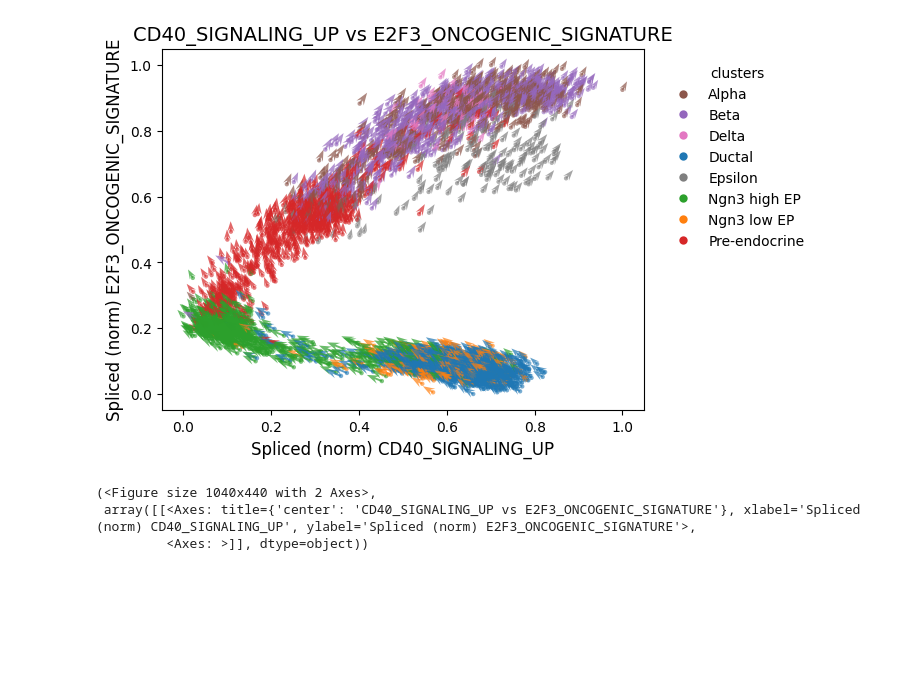
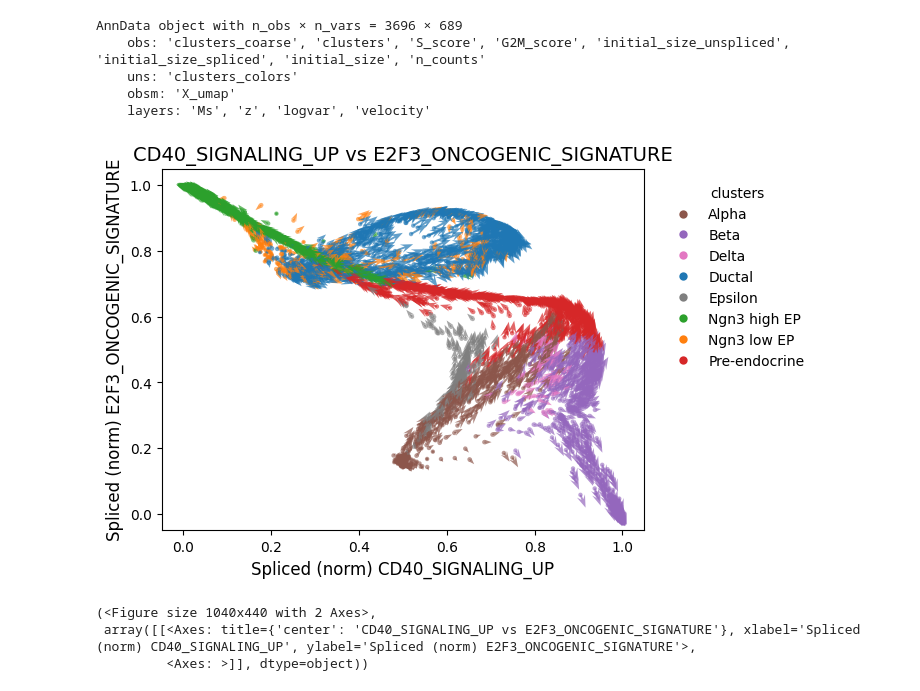
Before and after one commit to leonardogolinelli/lineageVI, a Jupyter notebook: notebooks/5-plotting_notebook.ipynb, the cells around one changed output. Drawn from its saved outputs; the diff is of its cells as text; code cells hidden in the pictures; blank space fills up the shorter version.

```diff
--- a/notebooks/5-plotting_notebook.ipynb
+++ b/notebooks/5-plotting_notebook.ipynb
@@ -13,9 +10,9 @@ from lineagevi import LineageVI
 import numpy as np
 import torch
 # %%
-adata = sc.read_h5ad('/Users/lgolinelli/git/lineageVI/notebooks/data/outputs/pancreas_2025.09.12_13.51.28/adata_with_velocity.h5ad')
+adata = sc.read_h5ad('/Users/lgolinelli/git/lineageVI/notebooks/data/inputs/anndata/processed/pancreas.h5ad')
 # %%
-model_path = '/Users/lgolinelli/git/lineageVI/notebooks/data/outputs/pancreas_2025.08.17_12.43.17/vae_velocity_model.pt'
+model_path = '/Users/lgolinelli/git/lineageVI/notebooks/data/outputs/pancreas/vae_velocity_model.pt'
 
 linvi = lineagevi.utils.load_model(
     adata,
@@ -24,6 +21,3 @@ linvi = lineagevi.utils.load_model(
     n_hidden=128,
     training=False
 )
-# %%
-adata.layers['velocity'] *=-1
-adata.obsm['velocity_gp'] *=-1
@@ -32,0 +37,8 @@ AttributeError: module 'lineagevi' has no attribute 'build_gp_adata'
+# %%
+adata_gp = lineagevi.utils.build_gp_adata(
+    adata,
+    model=linvi,
+    n_samples=100,
+    return_negative_velo=True,
+    base_seed=0
+)
@@ -79,9 +110,17 @@ lineagevi.plots.plot_phase_plane(adata, 'Gnas', u_scale=.1, s_scale=.1, alpha=1,
 (<Figure size 1080x780 with 1 Axes>,
  <Axes: title={'center': 'Expression and Velocity of Gnas by Cell Type'}, xlabel='Normalized Spliced Expression of Gnas', ylabel='Normalized Unspliced Expression of Gnas'>)
+# %%
+adata_gp
+# %% [output]
+AnnData object with n_obs × n_vars = 3696 × 689
+    obs: 'clusters_coarse', 'clusters', 'S_score', 'G2M_score', 'initial_size_unspliced', 'initial_size_spliced', 'initial_size', 'n_counts'
+    uns: 'clusters_colors'
+    obsm: 'X_umap'
+    layers: 'Ms', 'z', 'logvar', 'velocity'
 # %%
-lineagevi.plots.plot_gp_phase_planes(adata_gp, program_pairs=[("CD40_SIGNALING_UP", "E2F3_ONCOGENIC_SIGNATURE")])
+lineagevi.plots.plot_gp_phase_planes(adata_gp, latent_key='z', velocity_key='velocity', program_pairs=[("CD40_SIGNALING_UP", "E2F3_ONCOGENIC_SIGNATURE")])
 # %% [output]
-[figure, old version]
+[figure, new version]
 (<Figure size 1040x440 with 2 Axes>,
  array([[<Axes: title={'center': 'CD40_SIGNALING_UP vs E2F3_ONCOGENIC_SIGNATURE'}, xlabel='Spliced (norm) CD40_SIGNALING_UP', ylabel='Spliced (norm) E2F3_ONCOGENIC_SIGNATURE'>,
          <Axes: >]], dtype=object))
```
Also changed, not shown: parts of 13 cells of this notebook, 9 other files.
